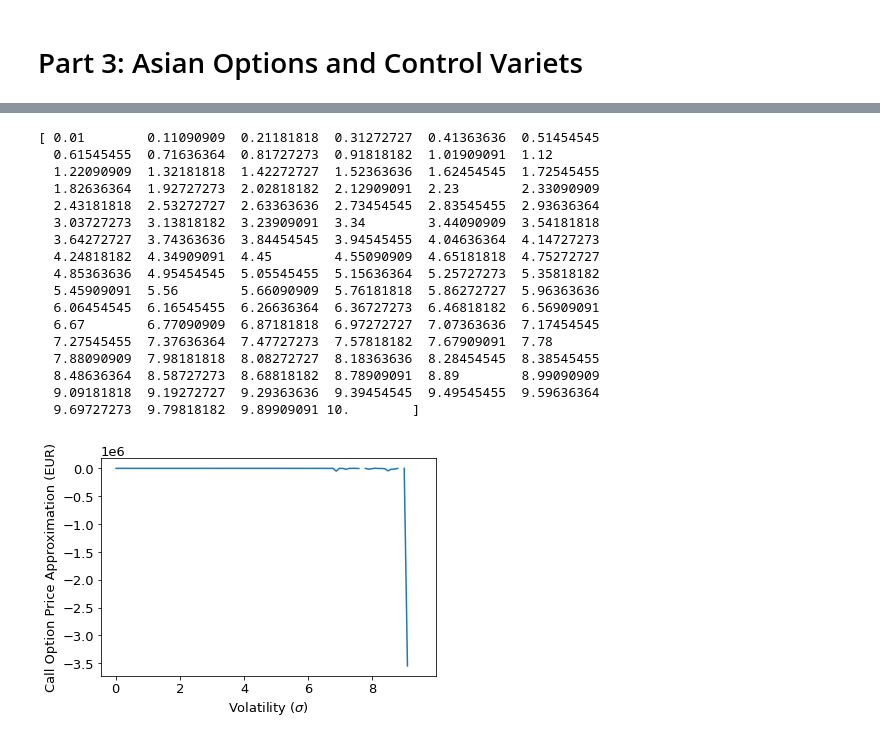
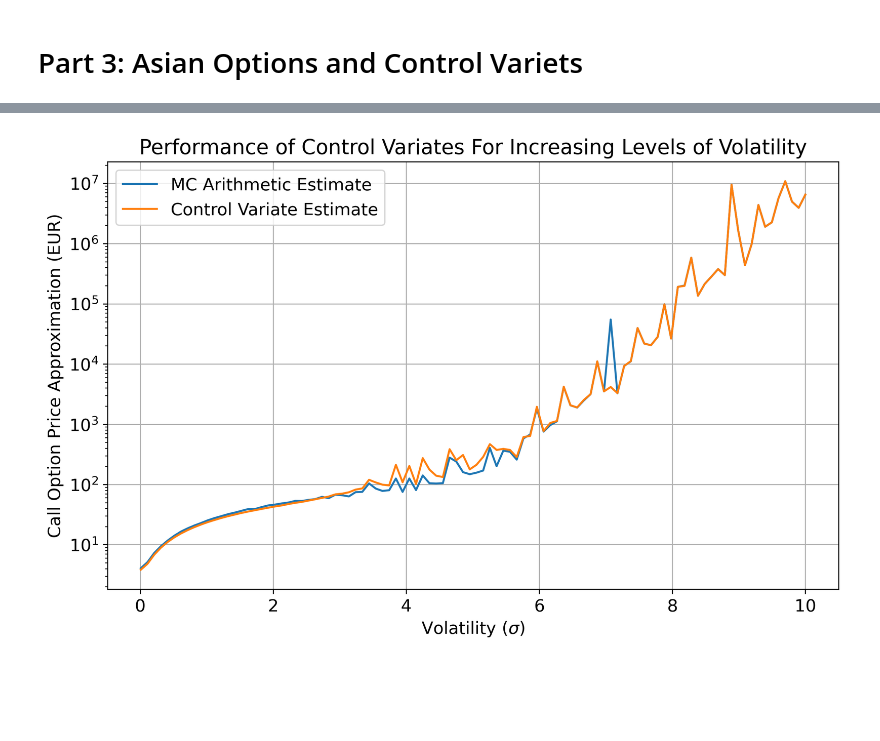
Before and after one commit to ithakis/UvA-Computational-Finance, a Jupyter notebook: Assignment 2.ipynb, the cells around one changed output, grey strips where cells are left out. Saved outputs shown, nothing was run; the diff lists cells and outputs as text; code cells hidden in the pictures; blank space fills up the shorter version.

```diff
--- a/Assignment 2.ipynb
+++ b/Assignment 2.ipynb
@@ -705,40 +829,13 @@ No artists with labels found to put in legend.  Note that artists whose label st
-# %%
-S0 = 100
-T = 1.
-N = 50
-K = 99
-r = 0.06
-M = 100_000
-
-num_samples = 100
-sigma_values = np.linspace(0.01, 10, num=num_samples)
-print(sigma_values)
-
-sigma_estimates = np.zeros(num_samples)
-for i in tqdm(range(num_samples)):
-    sigma = sigma_values[i]
-    sigma_estimates[i] = control_variate_est(S0, r, sigma, T, N, M, K)
-
-plt.plot(sigma_values, sigma_estimates)
-plt.xlabel(r"Volatility ($\sigma$)")
-plt.ylabel("Call Option Price Approximation (EUR)")
-plt.show()
-# %% [output]
-[ 0.01        0.11090909  0.21181818  0.31272727  0.41363636  0.51454545
-  0.61545455  0.71636364  0.81727273  0.91818182  1.01909091  1.12
-  1.22090909  1.32181818  1.42272727  1.52363636  1.62454545  1.72545455
-  1.82636364  1.92727273  2.02818182  2.12909091  2.23        2.33090909
-  2.43181818  2.53272727  2.63363636  2.73454545  2.83545455  2.93636364
-  3.03727273  3.13818182  3.23909091  3.34        3.44090909  3.54181818
-  3.64272727  3.74363636  3.84454545  3.94545455  4.04636364  4.14727273
-  4.24818182  4.34909091  4.45        4.55090909  4.65181818  4.75272727
-  4.85363636  4.95454545  5.05545455  5.15636364  5.25727273  5.35818182
-  5.45909091  5.56        5.66090909  5.76181818  5.86272727  5.96363636
-  6.06454545  6.16545455  6.26636364  6.36727273  6.46818182  6.56909091
-  6.67        6.77090909  6.87181818  6.97272727  7.07363636  7.17454545
-  7.27545455  7.37636364  7.47727273  7.57818182  7.67909091  7.78
-  7.88090909  7.98181818  8.08272727  8.18363636  8.28454545  8.38545455
-  8.48636364  8.58727273  8.68818182  8.78909091  8.89        8.99090909
-  9.09181818  9.19272727  9.29363636  9.39454545  9.49545455  9.59636364
-  9.69727273  9.79818182  9.89909091 10.        ]
-[figure, removed]
+# %%
+plt.figure(figsize=(10,6), dpi=300)
+plt.plot(sigma_values, sigma_estimates_MC, label='MC Arithmetic Estimate')
+plt.plot(sigma_values, sigma_estimates_c, label='Control Variate Estimate')
+plt.xlabel(r"Volatility ($\sigma$)")
+plt.ylabel("Call Option Price Approximation (EUR)")
+plt.title("Performance of Control Variates For Increasing Levels of Volatility")
+plt.yscale('log')
+plt.legend()
+plt.grid()
+plt.show()
+# %% [output]
+[figure, added]
```
Also changed, not shown: parts of 20 cells of this notebook.
